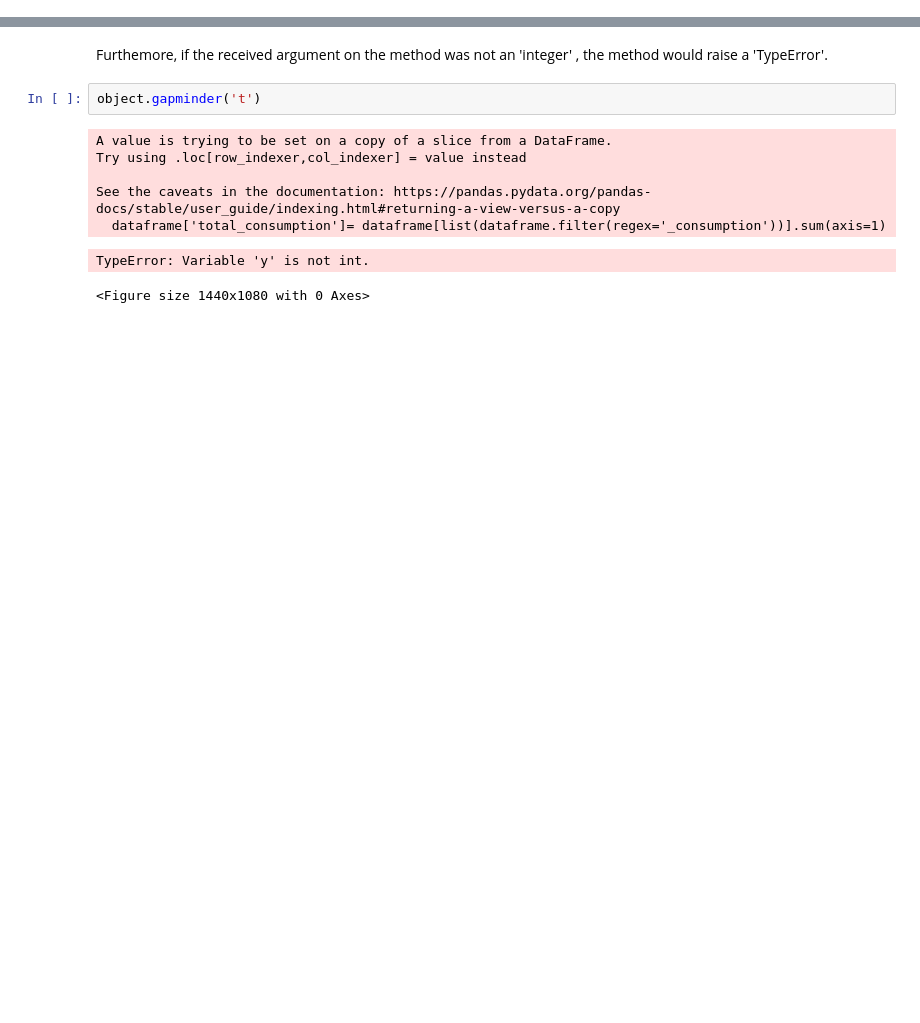
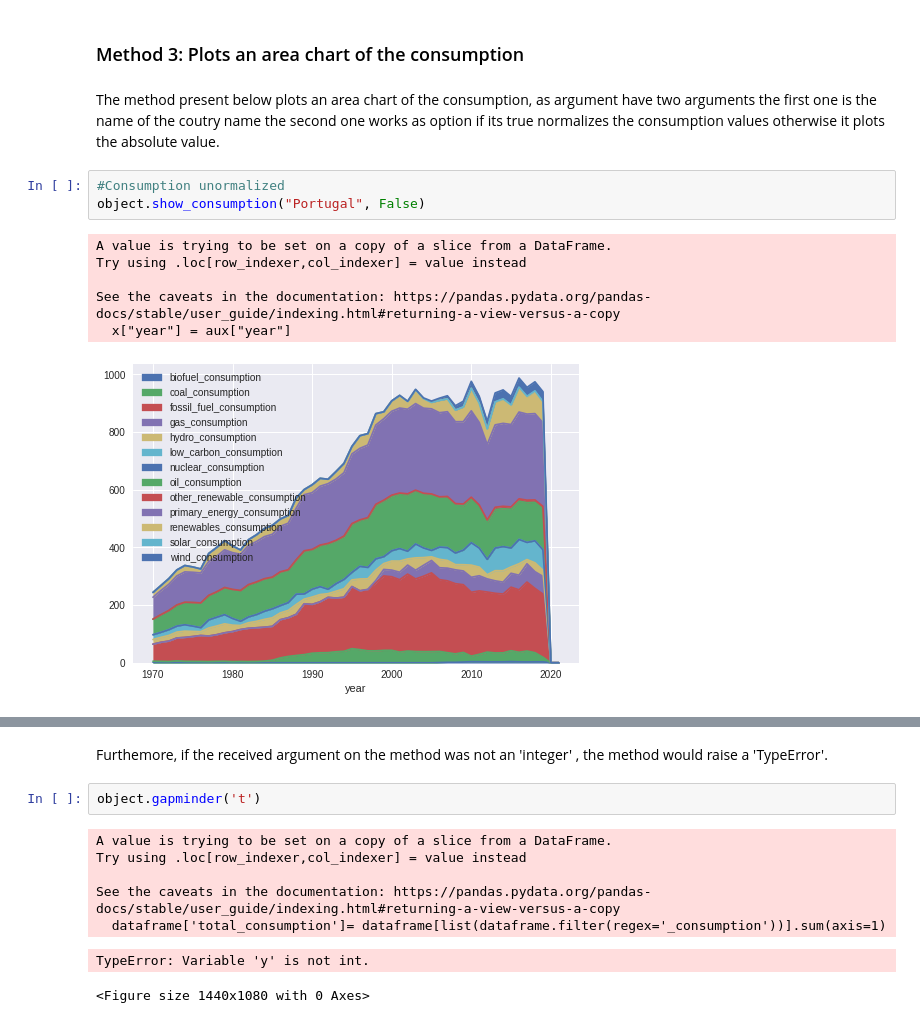
Before and after one commit to SouzaWander/Group_17, a Jupyter notebook: Notebook_Part.ipynb, the cells around one changed output, grey strips where cells are left out. Saved outputs shown, nothing was run; the diff lists cells and outputs as text; blank space fills up the shorter version.

```diff
--- a/Notebook_Part.ipynb
+++ b/Notebook_Part.ipynb
@@ -7,0 +43,14 @@ File already exists!
+# %% [markdown]
+### Method 3: Plots an area chart of the consumption
+# %% [markdown]
+The method present below plots an area chart of the consumption, as argument have two arguments the first one is the name of the coutry name the second one works as option if its true normalizes the consumption values otherwise it plots the absolute value.
+# %%
+#Consumption unormalized
+object.show_consumption("Portugal", False)
+# %% [output]
+A value is trying to be set on a copy of a slice from a DataFrame.
+Try using .loc[row_indexer,col_indexer] = value instead
+
+See the caveats in the documentation: https://pandas.pydata.org/pandas-docs/stable/user_guide/indexing.html#returning-a-view-versus-a-copy
+  x["year"] = aux["year"]
+[figure, added]
```
Also changed, not shown: parts of 12 cells of this notebook.
